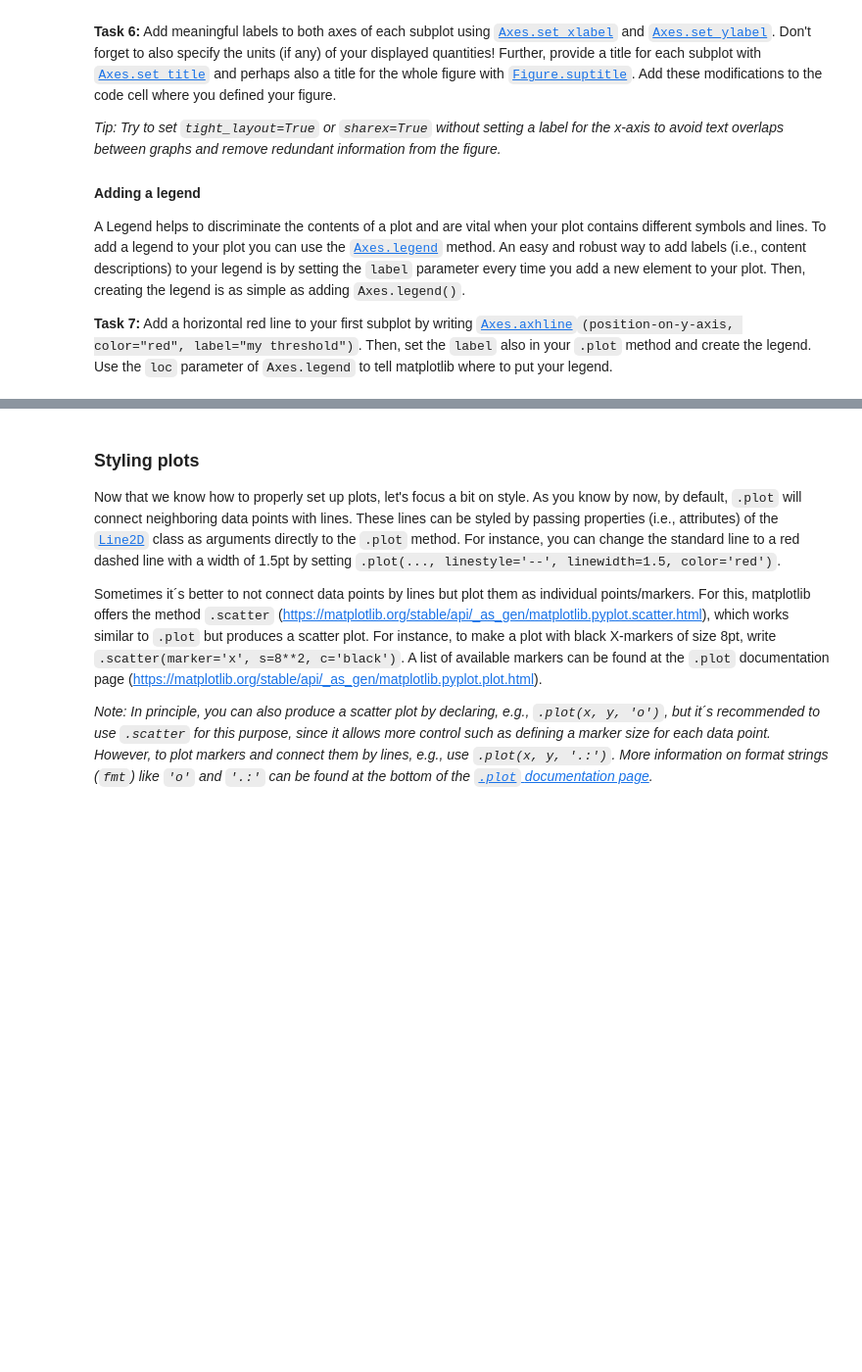
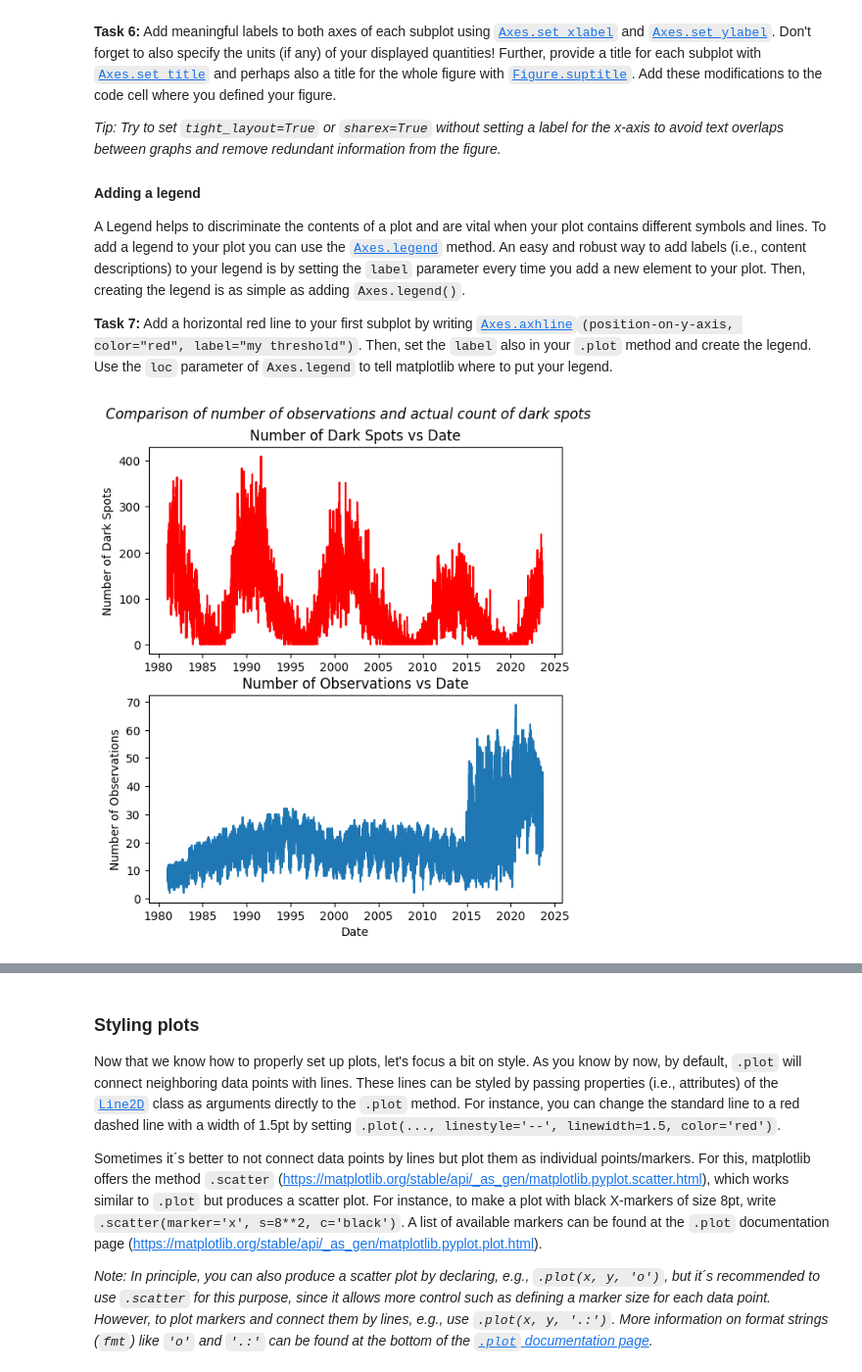
Before and after one commit to DanilGutak/Quantitative-analysis-of-time-series-and-population-data, a Jupyter notebook: exercise1.ipynb, the cells around one changed output, grey strips where cells are left out. Shown: that part at 98% size. Cells and saved outputs as stored; diff of their text form; code cells hidden in the pictures; blank space fills up the shorter version.

```diff
--- a/exercise1.ipynb
+++ b/exercise1.ipynb
@@ -369,3 +372,19 @@ These graphs look great but they are still meaningless to anyone unfamiliar with
 A Legend helps to discriminate the contents of a plot and are vital when your plot contains different symbols and lines. To add a legend to your plot you can use the [`Axes.legend`](https://matplotlib.org/stable/api/_as_gen/matplotlib.pyplot.legend.html) method. An easy and robust way to add labels (i.e., content descriptions) to your legend is by setting the `label` parameter every time you add a new element to your plot. Then, creating the legend is as simple as adding `Axes.legend()`.
 
 **Task 7:** Add a horizontal red line to your first subplot by writing [`Axes.axhline`](https://matplotlib.org/stable/api/_as_gen/matplotlib.pyplot.axhline.html)`(position-on-y-axis, color="red", label="my threshold")`. Then, set the `label` also in your `.plot` method and create the legend. Use the `loc` parameter of `Axes.legend` to tell matplotlib where to put your legend.
+# %%
+# Task 6
+fig, axs = plt.subplots(2)
+axs[0].plot(newdf['counts'], color = 'red')
+axs[0].set_ylabel('Number of Dark Spots')
+axs[0].set_title('Number of Dark Spots vs Date')
+
+axs[1].plot(newdf['nobs'])
+axs[1].set_ylabel('Number of Observations')
+axs[1].set_xlabel('Date')
+axs[1].set_title('Number of Observations vs Date')
+plt.subplots_adjust(top=1.25)
+fig.suptitle('Comparison of number of observations and actual count of dark spots', y = 1.35, fontstyle = 'italic')
+plt.show()
+# %% [output]
+[figure, added]
```
Also changed, not shown: parts of 23 cells of this notebook, 1 other file.
